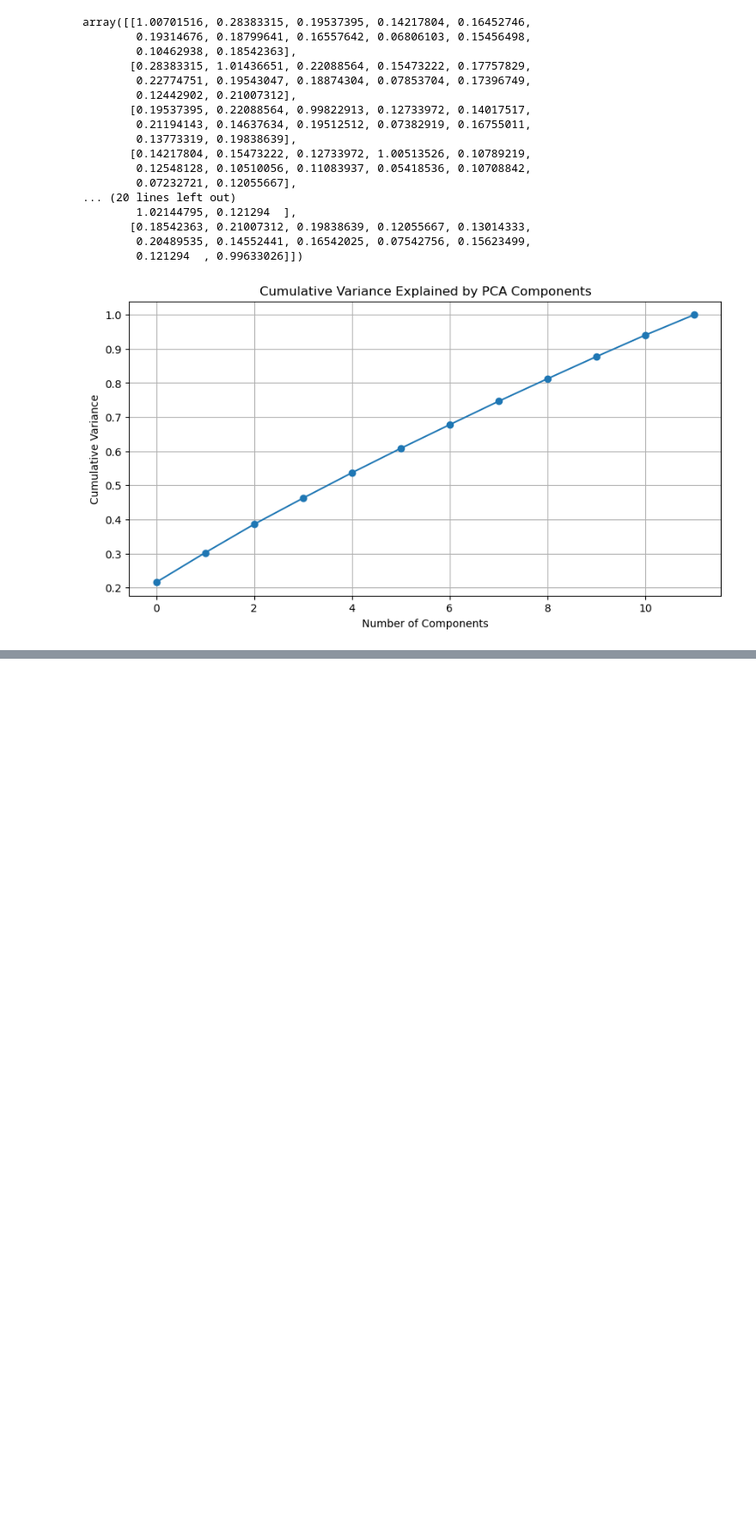
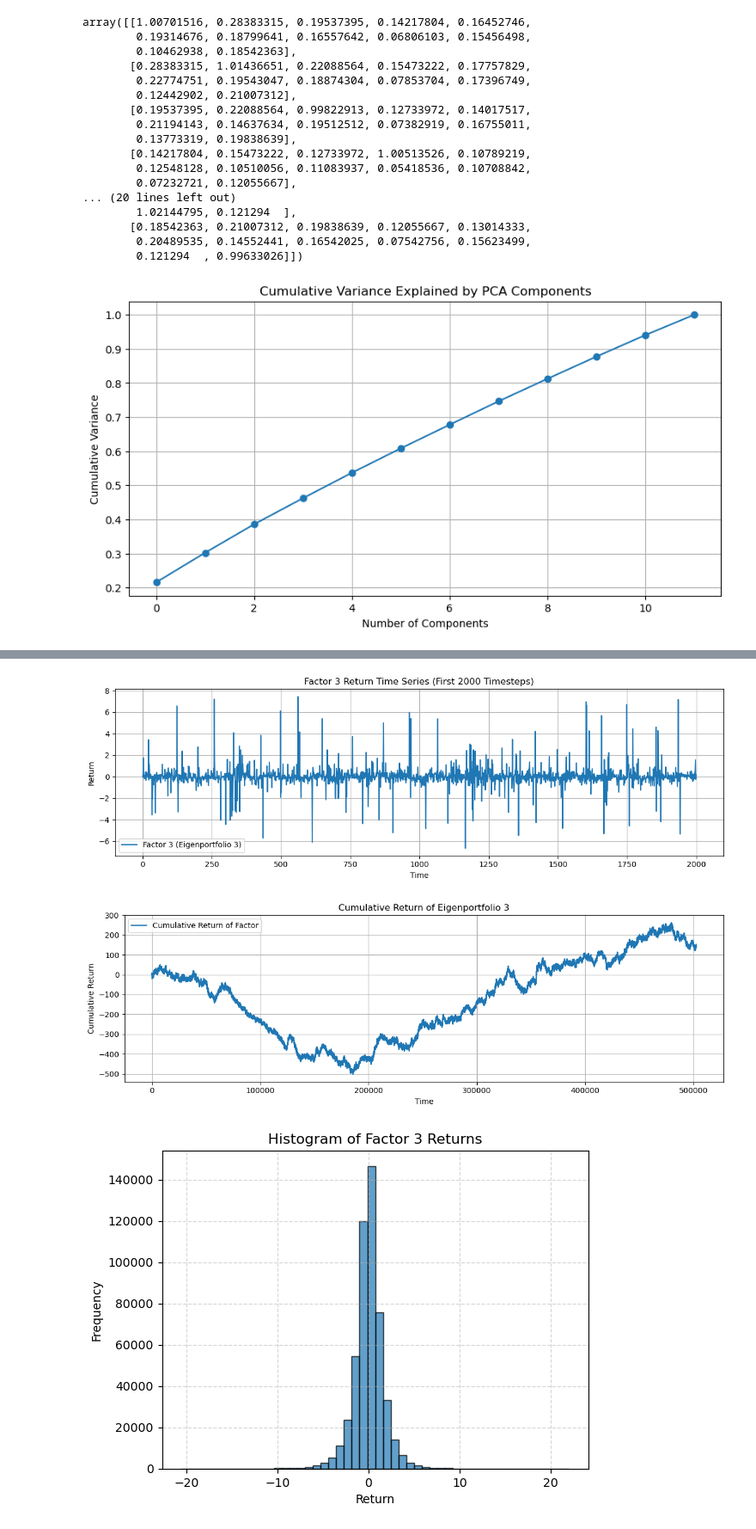
Before and after one commit to PrasunBanerjee04/Arbitrage, a Jupyter notebook: src/research.ipynb, the cells around one changed output, grey strips where cells are left out. Shown at 86% size. Saved outputs shown, nothing was run; the diff lists cells and outputs as text; code cells hidden in the pictures; blank space fills up the shorter version.

```diff
--- a/src/research.ipynb
+++ b/src/research.ipynb
@@ -121,0 +125,8 @@ plt.show()
+# %%
+k = 7 # number of eigenportfolios, explains roughly 0.1k variance
+# %%
+# constructing the Q_matrix, each column is an eigenportfolio
+
+volatilities = np.std(Y, axis=1)
+top_k_eigenvectors = eigenvectors[:, :k]
+Q_matrix = top_k_eigenvectors / volatilities[:, np.newaxis]
@@ -121,0 +154,37 @@ plt.show()
+# %%
+F_matrix = Q_matrix.T @ Y
+# %%
+# visualizing factor returns
+
+plt.figure(figsize=(12, 4))
+plt.plot(F_matrix[2][:2000], label='Factor 3 (Eigenportfolio 3)')
+plt.title("Factor 3 Return Time Series (First 2000 Timesteps)")
+plt.xlabel("Time")
+plt.ylabel("Return")
+plt.grid(True)
+plt.legend()
+plt.tight_layout()
+plt.show()
+
+cumulative_factor = np.cumsum(F_matrix[2])
+
+plt.figure(figsize=(12, 4))
+plt.plot(cumulative_factor, label='Cumulative Return of Factor')
+plt.title("Cumulative Return of Eigenportfolio 3")
+plt.xlabel("Time")
+plt.ylabel("Cumulative Return")
+plt.grid(True)
+plt.legend()
+plt.tight_layout()
+plt.show()
+
+plt.hist(F_matrix[0], bins=50, edgecolor='black', alpha=0.7)
+plt.title("Histogram of Factor 3 Returns")
+plt.xlabel("Return")
+plt.ylabel("Frequency")
+plt.grid(True, linestyle='--', alpha=0.5)
+plt.show()
+# %% [output]
+[figure, added]
+[figure, added]
+[figure, added]
```
Also changed, not shown: parts of 4 cells of this notebook.
